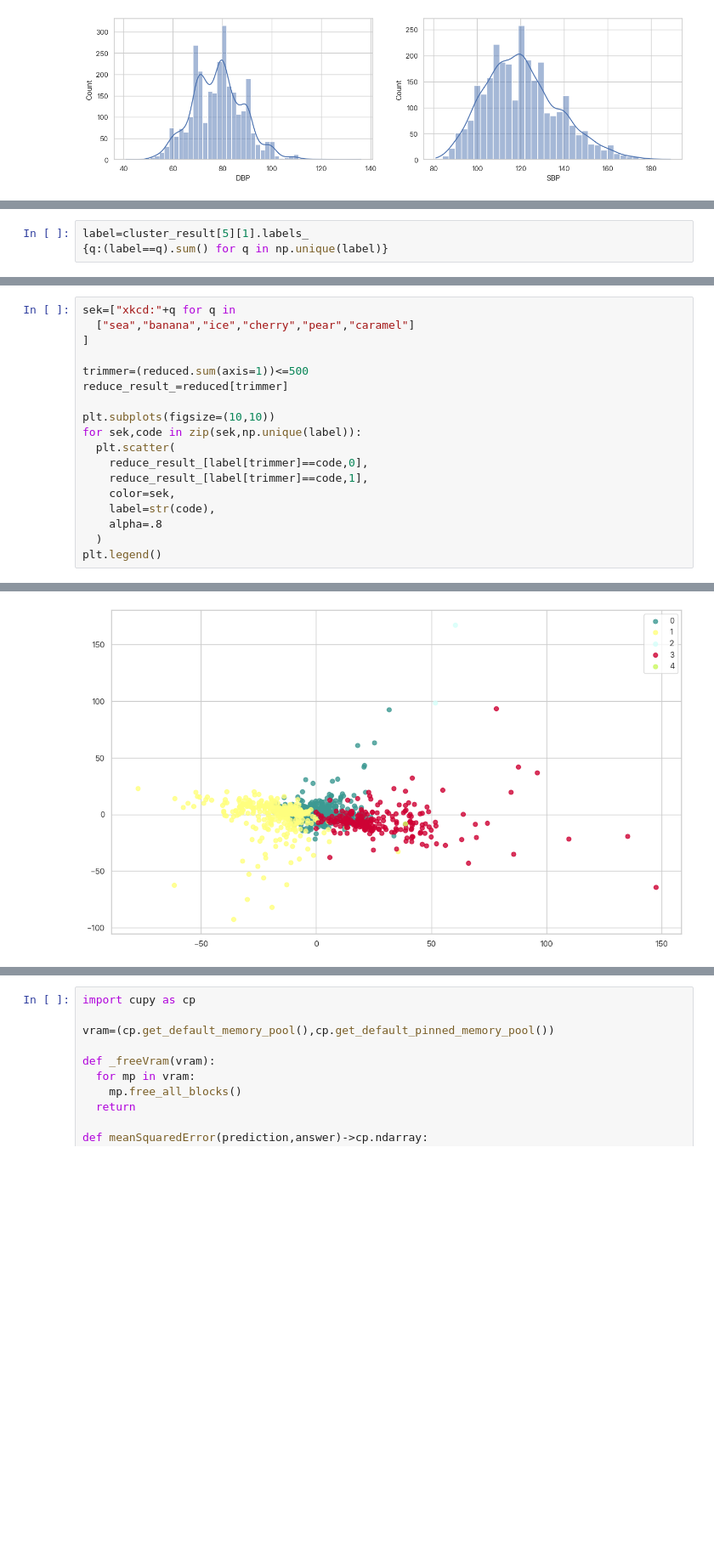
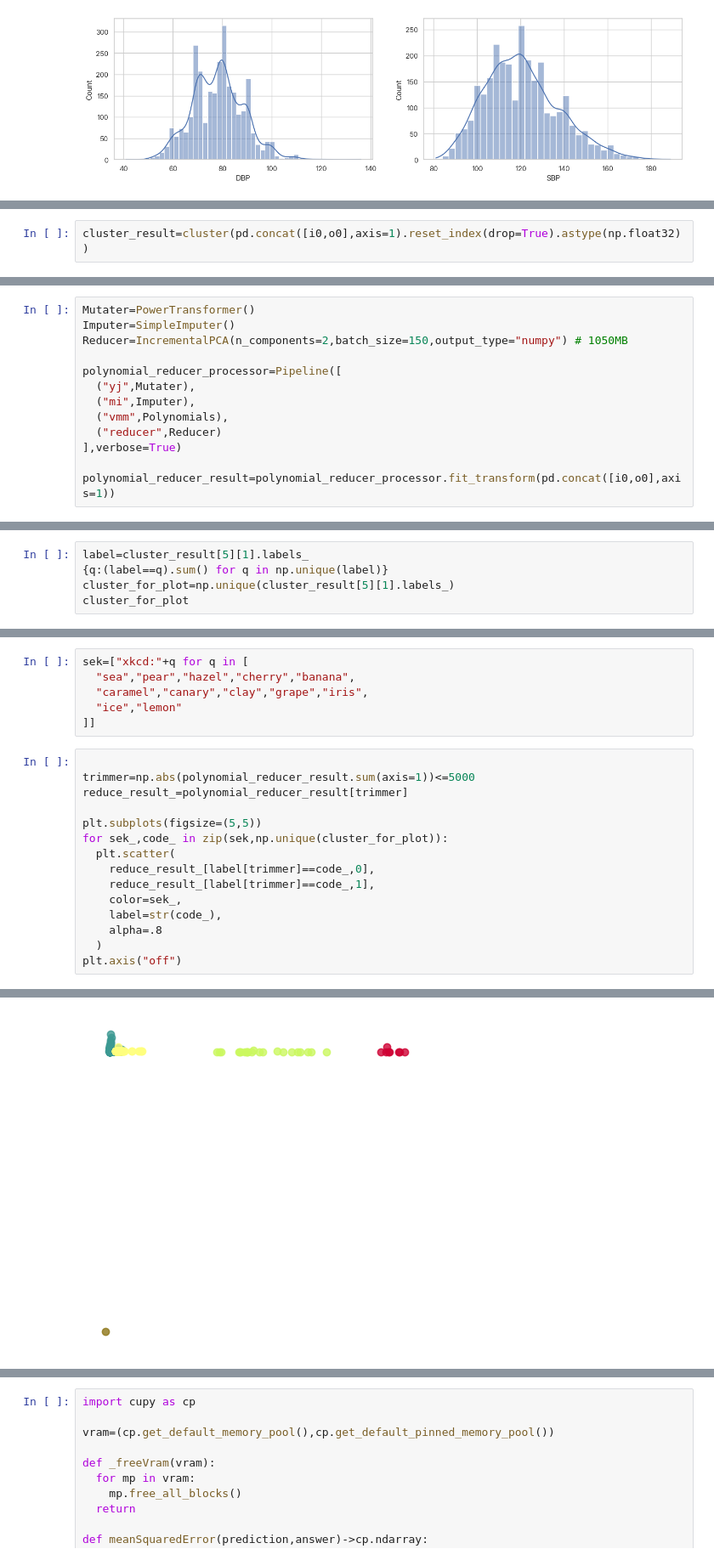
Before and after one commit to beeseosil/nih.go.kr, a Jupyter notebook: koges/qwer.ipynb, the cells around one changed output, grey strips where cells are left out. Shown: that part at 85% size. Drawn from its saved outputs; the diff is of its cells as text; blank space fills up the shorter version.

```diff
--- a/koges/qwer.ipynb
+++ b/koges/qwer.ipynb
@@ -556,0 +551,2 @@ cluster_result=cluster(x_ii_polynomials,(2,20))
+# %%
+cluster_result=cluster(pd.concat([i0,o0],axis=1).reset_index(drop=True).astype(np.float32))
@@ -556,0 +556,13 @@ cluster_result=cluster(x_ii_polynomials,(2,20))
+# %%
+Mutater=PowerTransformer()
+Imputer=SimpleImputer()
+Reducer=IncrementalPCA(n_components=2,batch_size=150,output_type="numpy") # 1050MB
+
+polynomial_reducer_processor=Pipeline([
+  ("yj",Mutater),
+  ("mi",Imputer),
+  ("vmm",Polynomials),
+  ("reducer",Reducer)
+],verbose=True)
+
+polynomial_reducer_result=polynomial_reducer_processor.fit_transform(pd.concat([i0,o0],axis=1))
@@ -557,4 +574,6 @@ cluster_result=cluster(x_ii_polynomials,(2,20))
 # %%
 label=cluster_result[5][1].labels_
 {q:(label==q).sum() for q in np.unique(label)}
+cluster_for_plot=np.unique(cluster_result[5][1].labels_)
+cluster_for_plot
 # %% [output]
@@ -577,19 +581,22 @@ reduced=cluster_processor.fit(i0,o0)
+# %%
+sek=["xkcd:"+q for q in [
+  "sea","pear","hazel","cherry","banana",
+  "caramel","canary","clay","grape","iris",
+  "ice","lemon"
+]]
 # %%
-sek=["xkcd:"+q for q in
-  ["sea","banana","ice","cherry","pear","caramel"]
-]
 
-trimmer=(reduced.sum(axis=1))<=500
-reduce_result_=reduced[trimmer]
+trimmer=np.abs(polynomial_reducer_result.sum(axis=1))<=5000
+reduce_result_=polynomial_reducer_result[trimmer]
 
-plt.subplots(figsize=(10,10))
-for sek,code in zip(sek,np.unique(label)):
+plt.subplots(figsize=(5,5))
+for sek_,code_ in zip(sek,np.unique(cluster_for_plot)):
   plt.scatter(
-    reduce_result_[label[trimmer]==code,0],
-    reduce_result_[label[trimmer]==code,1],
-    color=sek,
-    label=str(code),
+    reduce_result_[label[trimmer]==code_,0],
+    reduce_result_[label[trimmer]==code_,1],
+    color=sek_,
+    label=str(code_),
     alpha=.8
   )
-plt.legend()
+plt.axis("off")
 # %% [output]
@@ -597 +607 @@ plt.legend()
-[figure, old version]
+[figure, new version]
```
Also changed, not shown: parts of 27 cells of this notebook, 3 other files.
